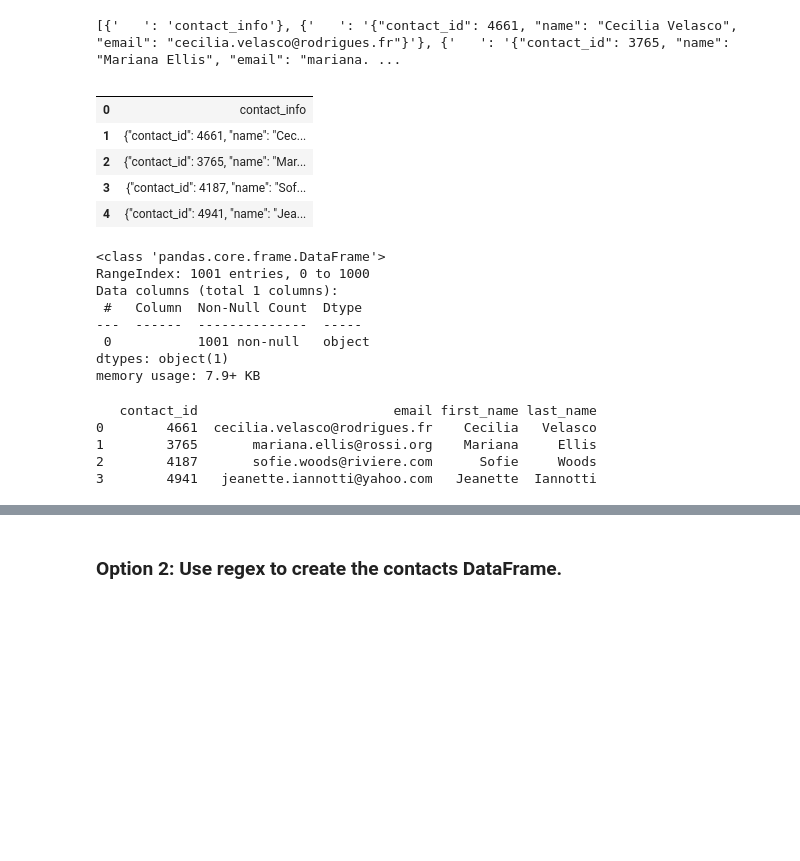
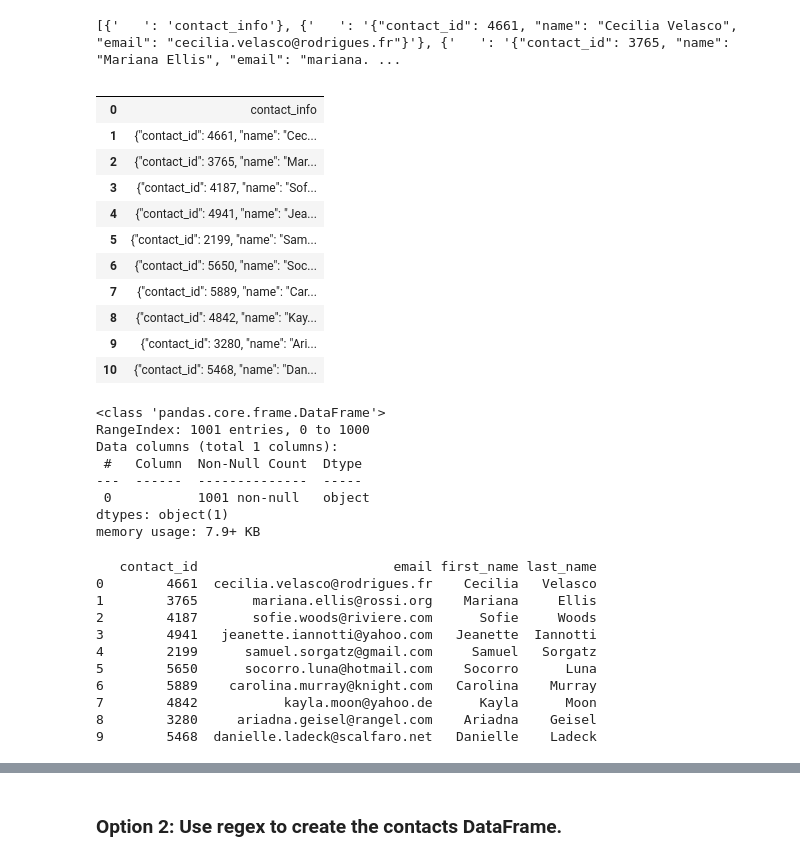
Before and after one commit to Weekes-Rod/Crowdfunding_ETL_Project, a Jupyter notebook: ETL_Mini_Project_FRoefaroRWeekes.ipynb.ipynb, the cells around one changed output, grey strips where cells are left out. Saved outputs shown, nothing was run; the diff lists cells and outputs as text; code cells hidden in the pictures; blank space fills up the shorter version.

```diff
--- a/ETL_Mini_Project_FRoefaroRWeekes.ipynb.ipynb
+++ b/ETL_Mini_Project_FRoefaroRWeekes.ipynb.ipynb
@@ -434,15 +440,21 @@ print(dict_values)
 # %%
 # Create a contact_info DataFrame and add each list of values, i.e., each row
 # to the 'contact_id', 'name', 'email' columns.
 contact_info = pd.DataFrame(dict_values)
-contact_info.head()
+contact_info.head(11)
 # %% [output]
 |  |  |
 | 0 | contact_info |
 | 1 | {"contact_id": 4661, "name": "Cec... |
 | 2 | {"contact_id": 3765, "name": "Mar... |
 | 3 | {"contact_id": 4187, "name": "Sof... |
 | 4 | {"contact_id": 4941, "name": "Jea... |
+| 5 | {"contact_id": 2199, "name": "Sam... |
+| 6 | {"contact_id": 5650, "name": "Soc... |
+| 7 | {"contact_id": 5889, "name": "Car... |
+| 8 | {"contact_id": 4842, "name": "Kay... |
+| 9 | {"contact_id": 3280, "name": "Ari... |
+| 10 | {"contact_id": 5468, "name": "Dan... |
 # %%
 # Check the datatypes.
 contact_info.info()
@@ -459,18 +471,21 @@ memory usage: 7.9+ KB
 # Input Data
 data = {
     "contact_info": [
-        '{"contact_id": 4661, "name": "Cecilia Velasco", "email": "cecilia.velasco@rodrigues.fr"}',
-        '{"contact_id": 3765, "name": "Mariana Ellis", "email": "mariana.ellis@rossi.org"}',
-        '{"contact_id": 4187, "name": "Sofie Woods", "email": "sofie.woods@riviere.com"}',
-        '{"contact_id": 4941, "name": "Jeanette Iannotti", "email": "jeanette.iannotti@yahoo.com"}'
+        {"contact_id": 4661, "name": "Cecilia Velasco", "email": "cecilia.velasco@rodrigues.fr"},
+        {"contact_id": 3765, "name": "Mariana Ellis", "email": "mariana.ellis@rossi.org"},
+        {"contact_id": 4187, "name": "Sofie Woods", "email": "sofie.woods@riviere.com"},
+        {"contact_id": 4941, "name": "Jeanette Iannotti", "email": "jeanette.iannotti@yahoo.com"},
+        {"contact_id": 2199, "name": "Samuel Sorgatz", "email": "samuel.sorgatz@gmail.com"},
+        {"contact_id": 5650, "name": "Socorro Luna", "email": "socorro.luna@hotmail.com"},
+        {"contact_id": 5889, "name": "Carolina Murray", "email": "carolina.murray@knight.com"},
+        {"contact_id": 4842, "name": "Kayla Moon", "email": "kayla.moon@yahoo.de"},
+        {"contact_id": 3280, "name": "Ariadna Geisel", "email": "ariadna.geisel@rangel.com"},
+        {"contact_id": 5468, "name": "Danielle Ladeck", "email": "danielle.ladeck@scalfaro.net"}
     ]
 }
 
 # Convert the data to DataFrame
 contact_info_df = pd.DataFrame(data)
-
-# Parse JSON strings in 'contact_info' column
-contact_info_df['contact_info'] = contact_info_df['contact_info'].apply(json.loads)
 
 # Convert JSON dictionary to columns
 contact_info_df = pd.json_normalize(contact_info_df['contact_info'])
@@ -490,6 +505,12 @@ print(contact_info_df)
 1        3765       mariana.ellis@rossi.org    Mariana     Ellis
 2        4187       sofie.woods@riviere.com      Sofie     Woods
 3        4941   jeanette.iannotti@yahoo.com   Jeanette  Iannotti
+4        2199      samuel.sorgatz@gmail.com     Samuel   Sorgatz
+5        5650      socorro.luna@hotmail.com    Socorro      Luna
+6        5889    carolina.murray@knight.com   Carolina    Murray
+7        4842           kayla.moon@yahoo.de      Kayla      Moon
+8        3280     ariadna.geisel@rangel.com    Ariadna    Geisel
+9        5468  danielle.ladeck@scalfaro.net   Danielle    Ladeck
 # %%
 # Reorder the columns
 contact_info_df = contact_info_df[['contact_id', 'first_name', 'last_name', 'email']]
```
Also changed, not shown: parts of 4 cells of this notebook.
